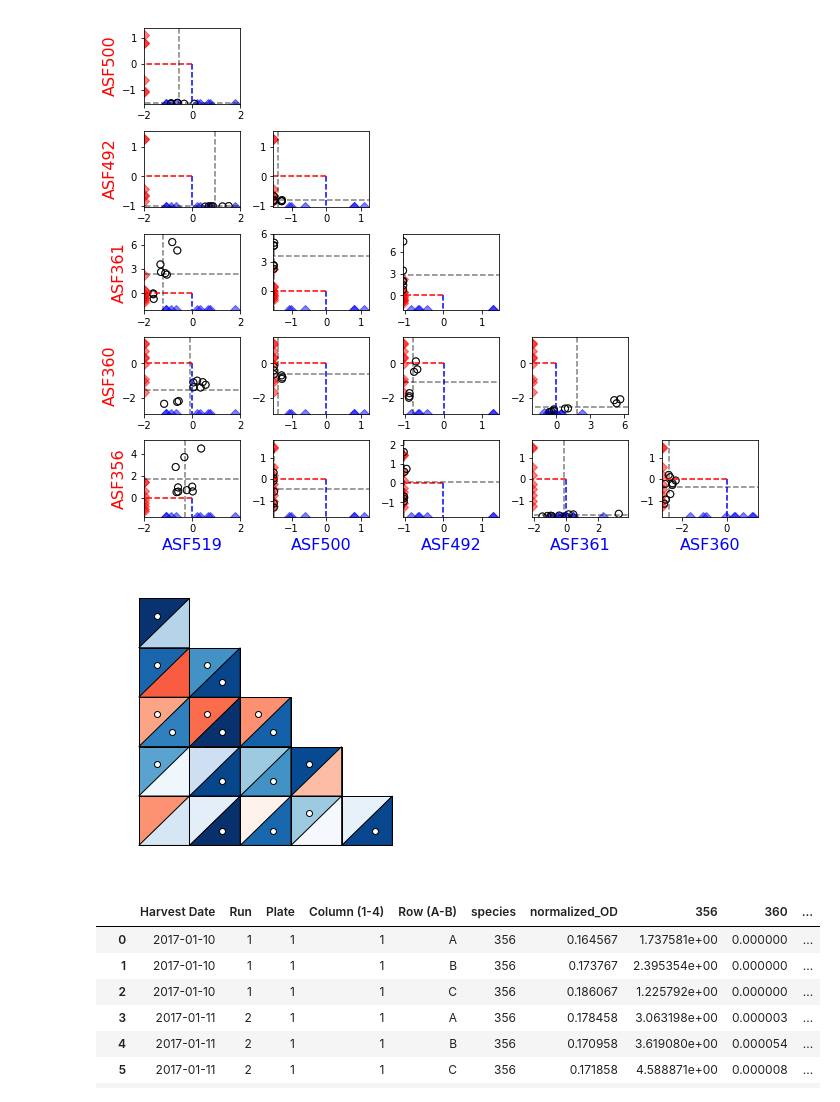
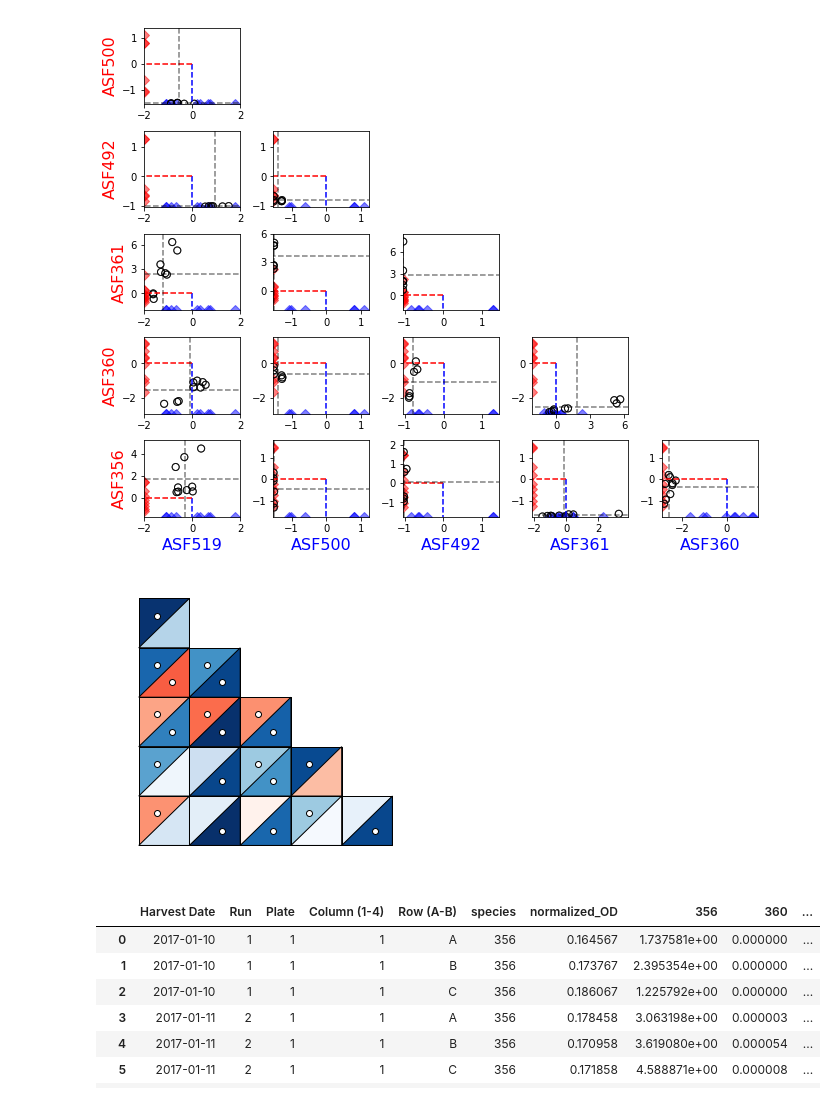
Before and after one commit to gregmedlock/asf_interactions, a Jupyter notebook: bin/abundance_plotting.ipynb, the cells around one changed output. Drawn from its saved outputs; the diff is of its cells as text; code cells hidden in the pictures.

```diff
--- a/bin/abundance_plotting.ipynb
+++ b/bin/abundance_plotting.ipynb
@@ -194,7 +194,7 @@ species_used = []
 gridsize = 5 # grid will be 5x5 because we have 6 species
 x_count = 0
 y_count = 0
-sig_thresh = 0.05
+sig_thresh = 0.1
 red_cmap = plt.get_cmap('Reds')
 blue_cmap = plt.get_cmap('Blues')
 for species_1 in species:
@@ -236,34 +236,34 @@ for species_1 in species:
             upper_triangle = Polygon(((grid_x_pos,grid_y_pos+1/gridsize),(grid_x_pos-1/gridsize,grid_y_pos+1/gridsize),(grid_x_pos-1/gridsize,grid_y_pos)),\
                        closed=True,edgecolor='black',facecolor=upper_color)
             # add expected triangle here:
             lower_triangle = Polygon(((grid_x_pos,grid_y_pos),(grid_x_pos-1/gridsize,grid_y_pos),(grid_x_pos,grid_y_pos+1/gridsize)),\
                        closed=True,edgecolor='black',facecolor=lower_color)
             outline_rectangle = Polygon(((grid_x_pos,grid_y_pos),(grid_x_pos-1/gridsize,grid_y_pos),(grid_x_pos-1/gridsize,grid_y_pos+1/gridsize),(grid_x_pos,grid_y_pos+1/gridsize)),\
                         closed=True,edgecolor='black',facecolor='none')
             plt.gca().add_patch(upper_triangle)
             plt.gca().add_patch(lower_triangle)
             plt.gca().add_patch(outline_rectangle)
 
             # get the result of the significance test (observed vs. expected) to annotate the plot
             upper_p = all_diff_abundance.loc[(all_diff_abundance['mono_comparison'] == species_1) &\
                        (all_diff_abundance['species'] == species_1+';'+species_2),]['final_p'].values[0]
             lower_p = all_diff_abundance.loc[(all_diff_abundance['mono_comparison'] == species_2) &\
                        (all_diff_abundance['species'] == species_1+';'+species_2),]['final_p'].values[0]
             if upper_p < sig_thresh:
                 note = ax.plot(grid_x_pos-0.65*1/gridsize, grid_y_pos+0.65*1/gridsize,'o',color='white',markeredgecolor='black')
             if lower_p < sig_thresh:
                 note = ax.plot(grid_x_pos-0.35*1/gridsize, grid_y_pos+0.3*1/gridsize,'o',color='white',markeredgecolor='black')
 
 
             x_count+=1
             if x_count == gridsize:
                 y_count += 1 # go up one level
                 x_count = 0 + y_count # reset to the rightmost x position at the new y level
 fig.set_size_inches(5,5)
 ax.axis('off')
 plt.savefig('../results/coculture_abundance_triangle_heatmap.svg', bbox_inches='tight')
 # %% [output]
-[figure, old version]
+[figure, new version]
 # %%
 master
 # %% [output]
```
Also changed, not shown: parts of 2 cells of this notebook, 6 other files.
